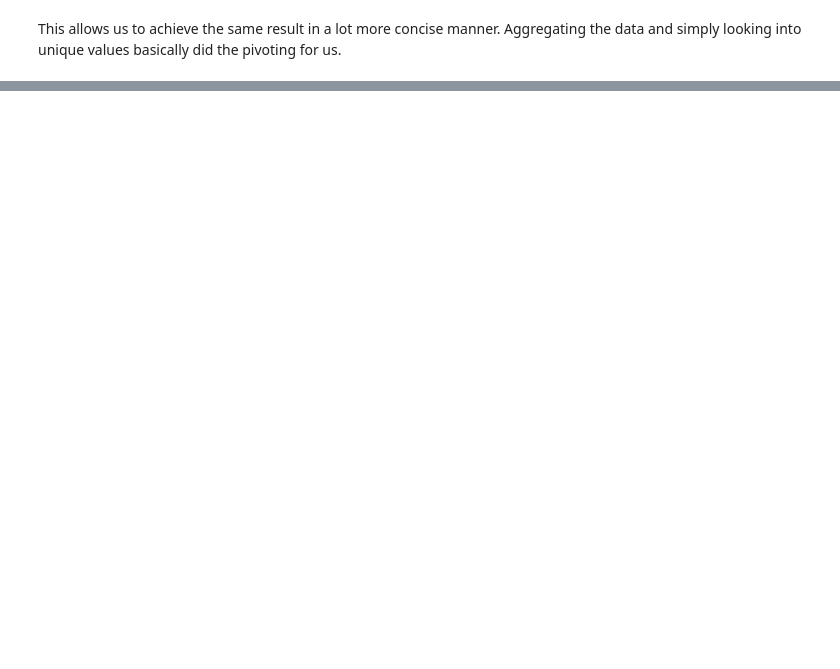
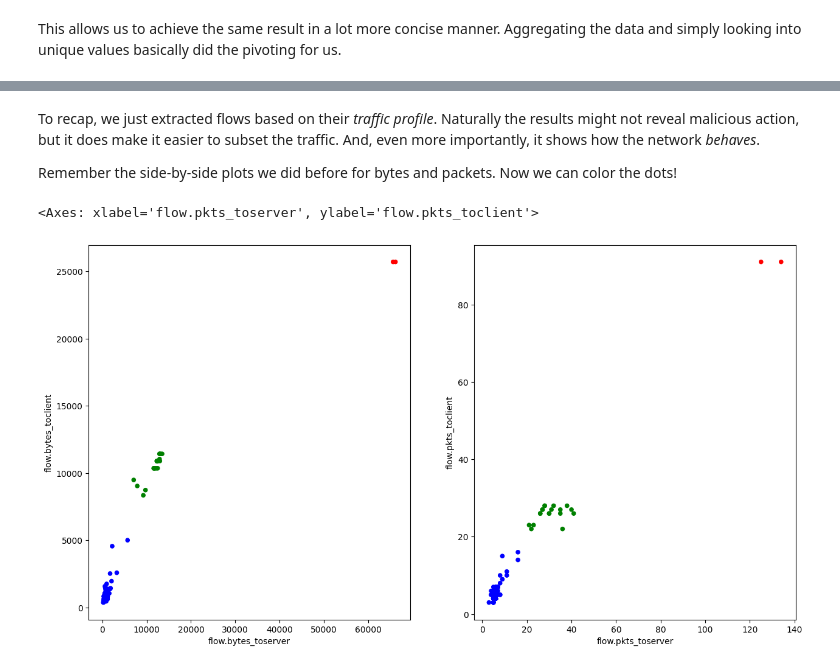
Before and after one commit to StamusNetworks/suricata-analytics, a Jupyter notebook: jupyter/Notebooks/JupyterPlaybooksForSuricata.ipynb, the cells around one changed output, grey strips where cells are left out. Drawn from its saved outputs; the diff is of its cells as text; code cells hidden in the pictures; blank space fills up the shorter version.

```diff
--- a/jupyter/Notebooks/JupyterPlaybooksForSuricata.ipynb
+++ b/jupyter/Notebooks/JupyterPlaybooksForSuricata.ipynb
@@ -956,0 +1158,2 @@ This allows us to achieve the same result in a lot more concise manner. Aggregat
+# %%
+KMEANS = KMeans(n_clusters=3, max_iter=50, init='k-means++')
@@ -956,0 +1162,2 @@ This allows us to achieve the same result in a lot more concise manner. Aggregat
+# %%
+KMEANS.fit(DF_FLOW[["flow.bytes_toserver", "flow.bytes_toclient"]])
@@ -956,0 +1168,2 @@ This allows us to achieve the same result in a lot more concise manner. Aggregat
+# %%
+DF_FLOW["cluster_bytes"] = KMEANS.labels_
@@ -956,0 +1267,15 @@ This allows us to achieve the same result in a lot more concise manner. Aggregat
+# %% [markdown]
+To recap, we just extracted flows based on their *traffic profile*. Naturally the results might not reveal malicious action, but it does make it easier to subset the traffic. And, even more importantly, it shows how the network *behaves*.
+
+Remember the side-by-side plots we did before for bytes and packets. Now we can color the dots!
+# %%
+KMEANS = KMeans(n_clusters=3, max_iter=50, init='k-means++')
+KMEANS.fit(DF_FLOW[["flow.pkts_toserver", "flow.pkts_toclient"]])
+DF_FLOW["cluster_pkts"] = KMEANS.labels_
+# %%
+fig, axes = plt.subplots(nrows=1, ncols=2, figsize=(15,8))
+DF_FLOW.plot.scatter(x="flow.bytes_toserver", y="flow.bytes_toclient", ax=axes[0], c=DF_FLOW.cluster_bytes.map({0:'b', 1:'r', 2: 'g'}))
+DF_FLOW.plot.scatter(x="flow.pkts_toserver", y="flow.pkts_toclient", ax=axes[1], c=DF_FLOW.cluster_pkts.map({0:'b', 1:'r', 2: 'g'}))
+# %% [output]
+<Axes: xlabel='flow.pkts_toserver', ylabel='flow.pkts_toclient'>
+[figure, added]
```
Also changed, not shown: parts of 121 cells of this notebook, 1 other file.
